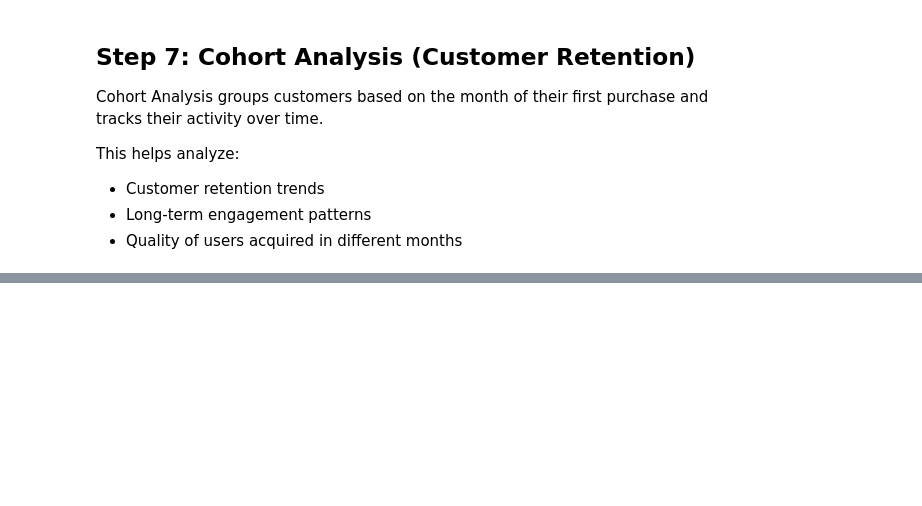
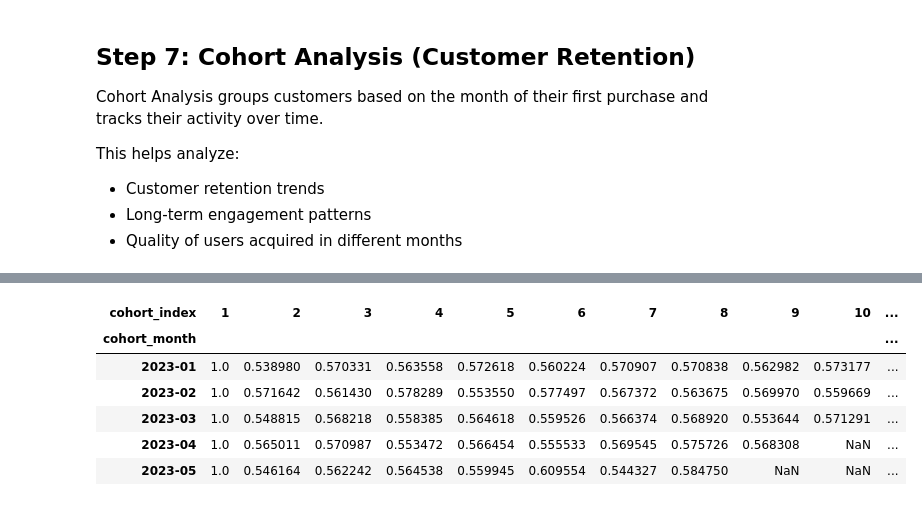
Before and after one commit to shankvarsh/amazon-recommendation-project, a Jupyter notebook: notebook/amazon_recommendation_system.ipynb, the cells around one changed output, grey strips where cells are left out. Saved outputs shown, nothing was run; the diff lists cells and outputs as text; code cells hidden in the pictures; blank space fills up the shorter version.

```diff
--- a/notebook/amazon_recommendation_system.ipynb
+++ b/notebook/amazon_recommendation_system.ipynb
@@ -529,0 +577,14 @@ transactions_df["purchase_month"] = transactions_df["purchase_date"].dt.to_perio
+# %%
+# Calculate retention rates
+cohort_sizes = cohort_table.iloc[:, 0]
+retention_table = cohort_table.divide(cohort_sizes, axis=0)
+
+retention_table.head()
+# %% [output]
+| cohort_index | 1 | 2 | 3 | 4 | 5 | 6 | 7 | 8 | 9 | 10 | ... |
+| cohort_month |  |  |  |  |  |  |  |  |  |  | ... |
+| 2023-01 | 1.0 | 0.538980 | 0.570331 | 0.563558 | 0.572618 | 0.560224 | 0.570907 | 0.570838 | 0.562982 | 0.573177 | ... |
+| 2023-02 | 1.0 | 0.571642 | 0.561430 | 0.578289 | 0.553550 | 0.577497 | 0.567372 | 0.563675 | 0.569970 | 0.559669 | ... |
+| 2023-03 | 1.0 | 0.548815 | 0.568218 | 0.558385 | 0.564618 | 0.559526 | 0.566374 | 0.568920 | 0.553644 | 0.571291 | ... |
+| 2023-04 | 1.0 | 0.565011 | 0.570987 | 0.553472 | 0.566454 | 0.555533 | 0.569545 | 0.575726 | 0.568308 | NaN | ... |
+| 2023-05 | 1.0 | 0.546164 | 0.562242 | 0.564538 | 0.559945 | 0.609554 | 0.544327 | 0.584750 | NaN | NaN | ... |
```
Also changed, not shown: parts of 5 cells of this notebook.
